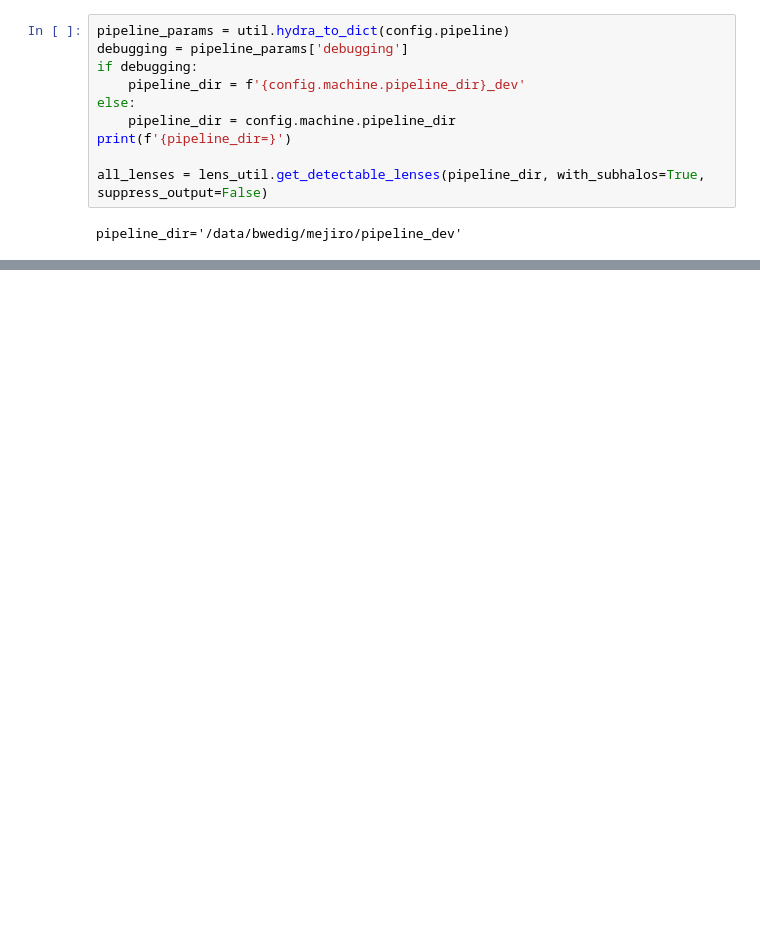
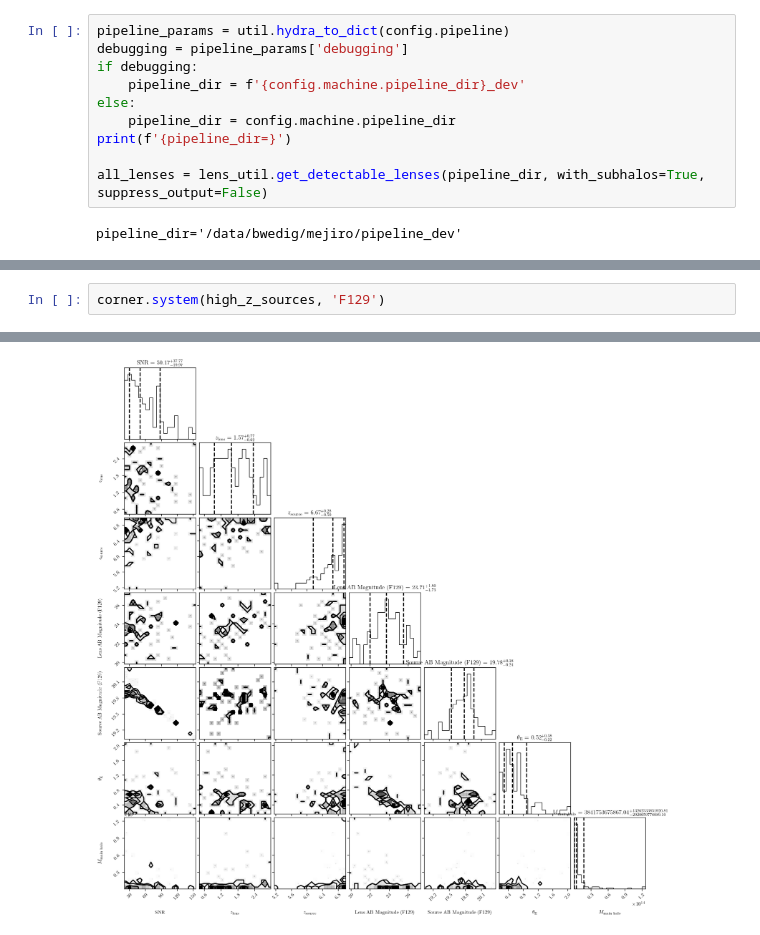
Before and after one commit to AstroMusers/mejiro, a Jupyter notebook: pipeline/subsets/high_z_sources.ipynb, the cells around one changed output, grey strips where cells are left out. Saved outputs shown, nothing was run; the diff lists cells and outputs as text; blank space fills up the shorter version.

```diff
--- a/pipeline/subsets/high_z_sources.ipynb
+++ b/pipeline/subsets/high_z_sources.ipynb
@@ -78,0 +79,3 @@ plot.rgb_plot_grid(high_z_masked_snr_arrays, side=7)
+# %%
+corner.system(high_z_sources, 'F129')
+# %% [output]
@@ -78,0 +98 @@ plot.rgb_plot_grid(high_z_masked_snr_arrays, side=7)
+[figure, added]
```
Also changed, not shown: parts of 4 cells of this notebook, 8 other files.
